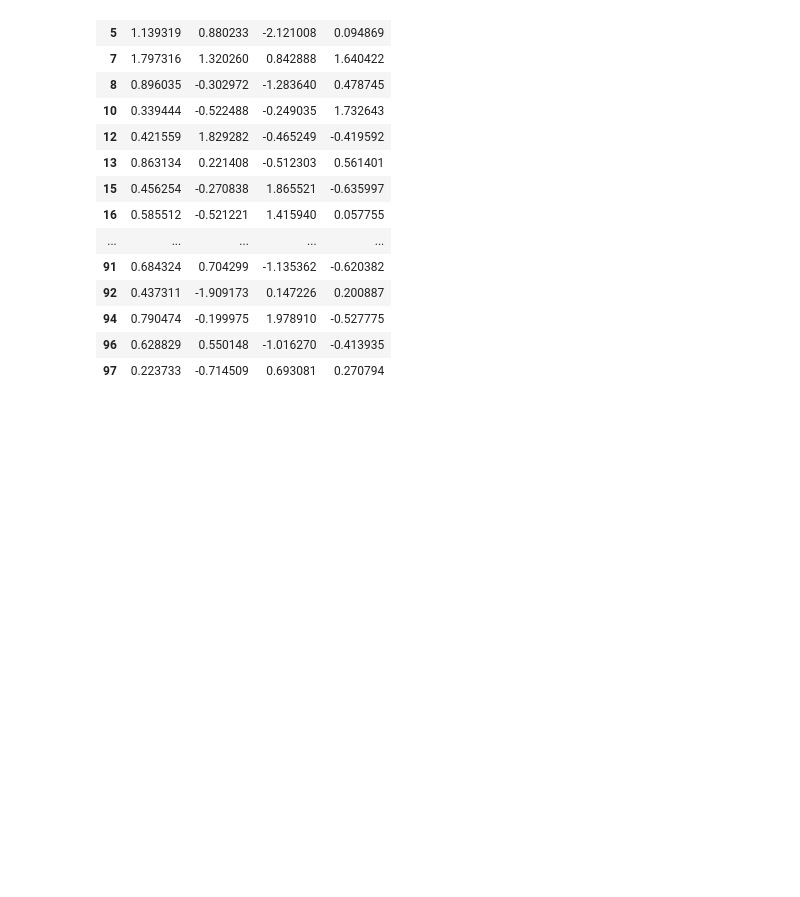
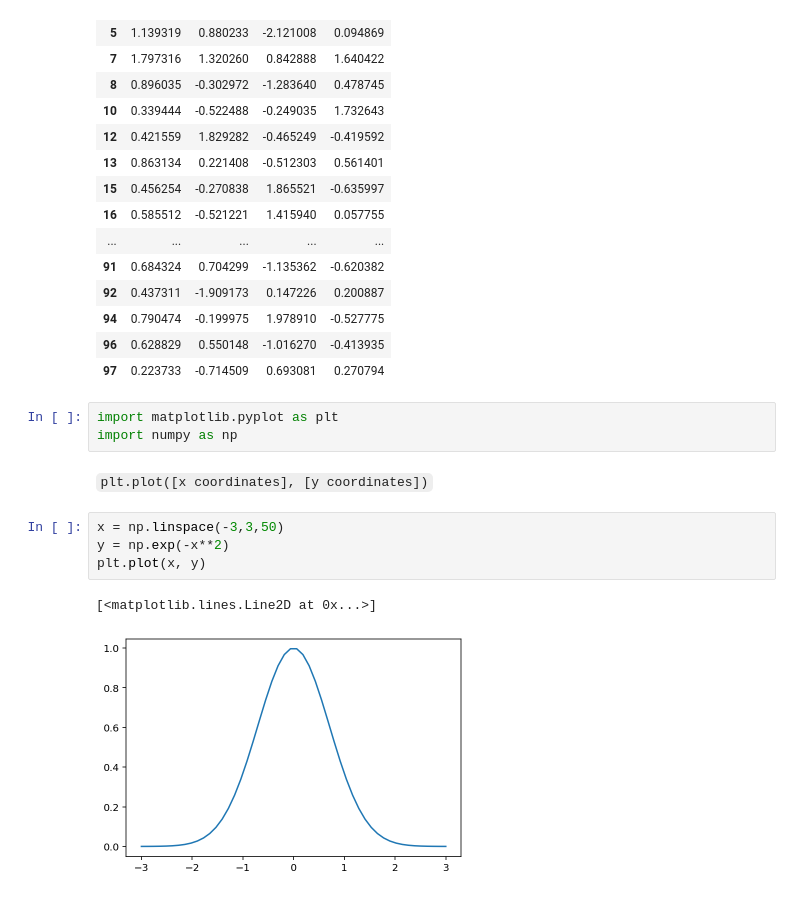
Before and after one commit to jephianlin/math599env, a Jupyter notebook: 1030.ipynb, the cells around one changed output. Saved outputs shown, nothing was run; the diff lists cells and outputs as text; blank space fills up the shorter version.

```diff
--- a/1030.ipynb
+++ b/1030.ipynb
@@ -314,3 +314,15 @@ df.query(' A > 0 ')
 | 94 | 0.790474 | -0.199975 | 1.978910 | -0.527775 |
 | 96 | 0.628829 | 0.550148 | -1.016270 | -0.413935 |
 | 97 | 0.223733 | -0.714509 | 0.693081 | 0.270794 |
+# %%
+import matplotlib.pyplot as plt
+import numpy as np
+# %% [markdown]
+`plt.plot([x coordinates], [y coordinates])`
+# %%
+x = np.linspace(-3,3,50)
+y = np.exp(-x**2)
+plt.plot(x, y)
+# %% [output]
+[<matplotlib.lines.Line2D at 0x...>]
+[figure, added]
```
Also changed, not shown: parts of 5 cells of this notebook.
